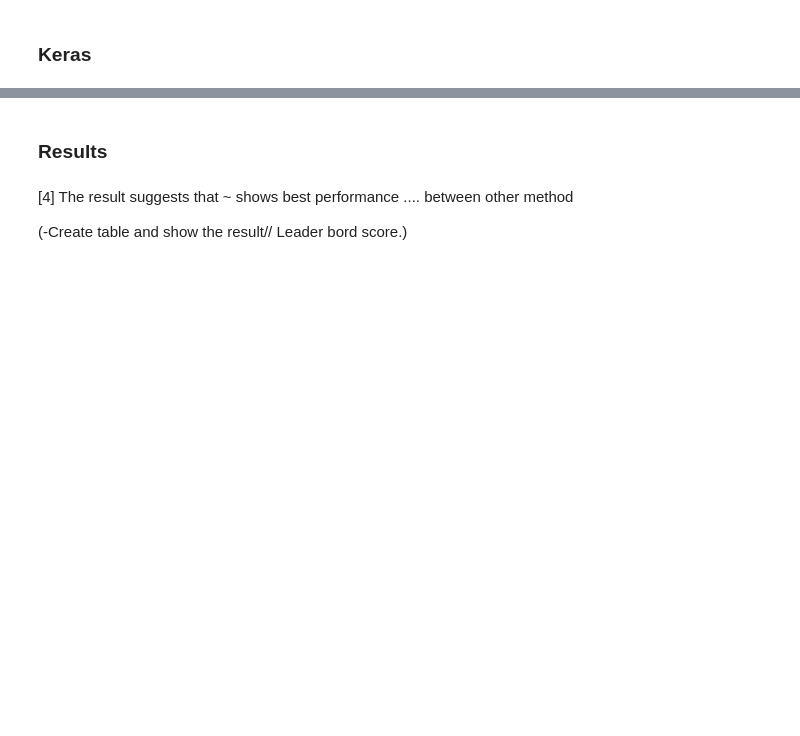
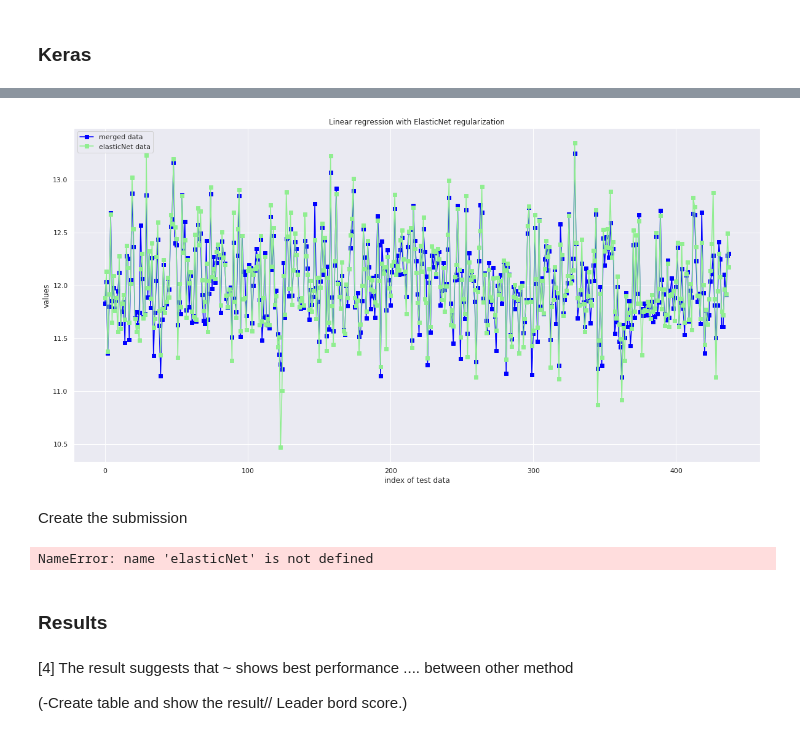
Before and after one commit to Sooyeong/CSE627_project, a Jupyter notebook: Report_ver11.ipynb, the cells around one changed output, grey strips where cells are left out. Saved outputs shown, nothing was run; the diff lists cells and outputs as text; code cells hidden in the pictures; blank space fills up the shorter version.

```diff
--- a/Report_ver11.ipynb
+++ b/Report_ver11.ipynb
@@ -721,0 +739,15 @@ plt.show()
+# %%
+y_test_nn_ela = kerasModel.predict(X_test).ravel()
+# %%
+plt.figure(figsize=(20, 10))
+plt.plot(range(len(X_test)), y_test_nn_ela, c = "blue", marker = "s", label = "merged data")
+plt.plot(range(len(X_test)), y_test, c = "lightgreen", marker = "s", label = "elasticNet data")
+plt.title("Linear regression with ElasticNet regularization")
+plt.xlabel("index of test data")
+plt.ylabel("values")
+plt.legend(loc = "upper left")
+plt.show()
+# %% [output]
+[figure, added]
+# %% [markdown]
+Create the submission
@@ -721,0 +760,4 @@ plt.show()
+# %%
+y_elas_pred = elasticNet.predict(test_data)
+# %% [output]
+NameError: name 'elasticNet' is not defined
```
Also changed, not shown: parts of 24 cells of this notebook.
